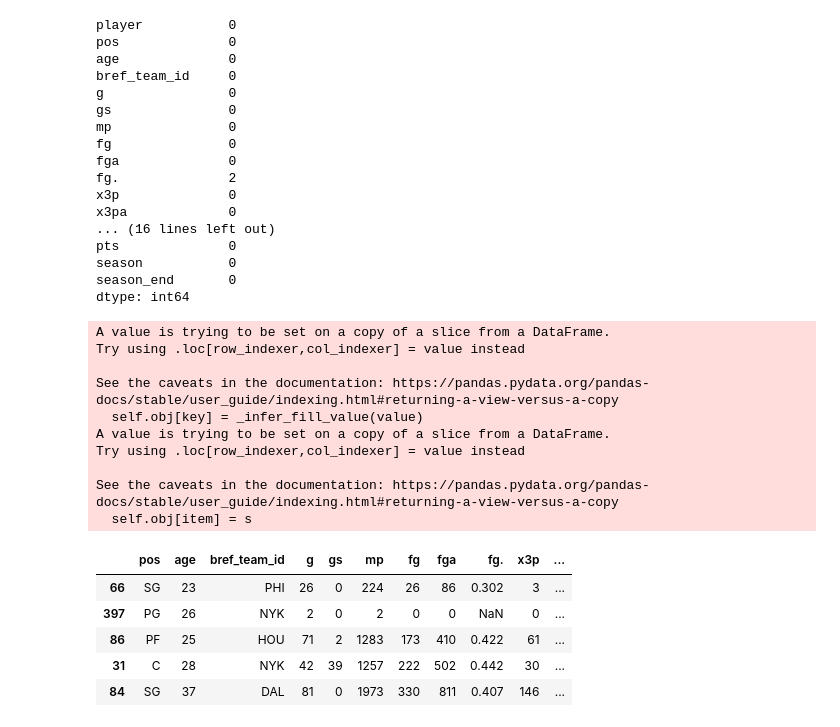
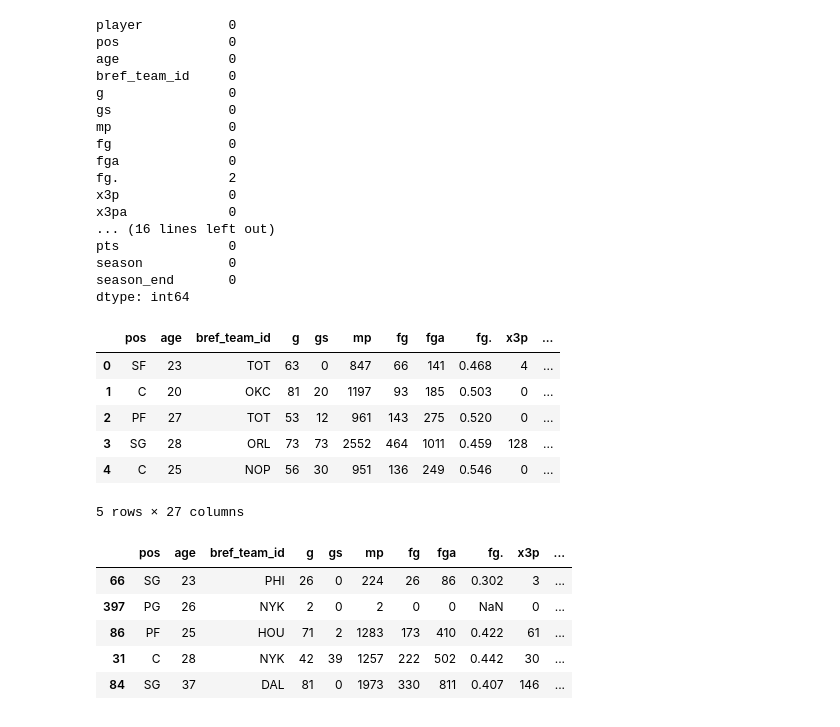
Before and after one commit to souravshukla/I-Assignment, a Jupyter notebook: ML/KNN assignment.ipynb, the cells around one changed output. Drawn from its saved outputs; the diff is of its cells as text; code cells hidden in the pictures.

```diff
--- a/ML/KNN assignment.ipynb
+++ b/ML/KNN assignment.ipynb
@@ -74,23 +74,24 @@ season           0
 season_end       0
 dtype: int64
 # %%
-X = nba.drop(['season','season_end', 'player','pts'],axis = 1).copy(deep = True)
-y = nba['pts'].copy(deep =True)
+X = nba.drop(['season','season_end', 'player','pts'],axis = 1)
+y = nba['pts']
 # %%
 X_train,X_test,y_train,y_test = train_test_split(X,y, test_size = 0.25,random_state = 42)
+# %%
+X.head()
+# %% [output]
+|  | pos | age | bref_team_id | g | gs | mp | fg | fga | fg. | x3p | ... |
+| 0 | SF | 23 | TOT | 63 | 0 | 847 | 66 | 141 | 0.468 | 4 | ... |
+| 1 | C | 20 | OKC | 81 | 20 | 1197 | 93 | 185 | 0.503 | 0 | ... |
+| 2 | PF | 27 | TOT | 53 | 12 | 961 | 143 | 275 | 0.520 | 0 | ... |
+| 3 | SG | 28 | ORL | 73 | 73 | 2552 | 464 | 1011 | 0.459 | 128 | ... |
+| 4 | C | 25 | NOP | 56 | 30 | 951 | 136 | 249 | 0.546 | 0 | ... |
+5 rows × 27 columns
 # %%
-X_train.loc[:,'missing_x3p.'] = X_train['x3p.'].isna().astype(int)
+X_train = X_train.copy()
+
+X_train['missing_x3p.'] = X_train['x3p.'].isna().astype(int)
-# %% [output]
-A value is trying to be set on a copy of a slice from a DataFrame.
-Try using .loc[row_indexer,col_indexer] = value instead
-
-See the caveats in the documentation: https://pandas.pydata.org/pandas-docs/stable/user_guide/indexing.html#returning-a-view-versus-a-copy
-  self.obj[key] = _infer_fill_value(value)
-A value is trying to be set on a copy of a slice from a DataFrame.
-Try using .loc[row_indexer,col_indexer] = value instead
-
-See the caveats in the documentation: https://pandas.pydata.org/pandas-docs/stable/user_guide/indexing.html#returning-a-view-versus-a-copy
-  self.obj[item] = s
 # %%
 X_train.head()
 # %% [output]
```
Also changed, not shown: parts of 8 cells of this notebook.
